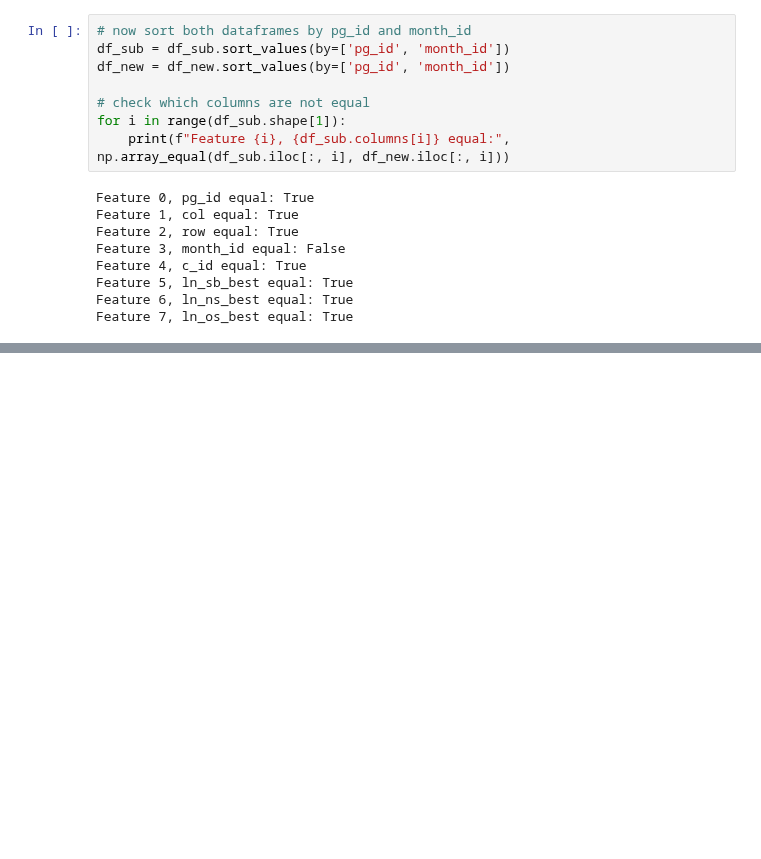
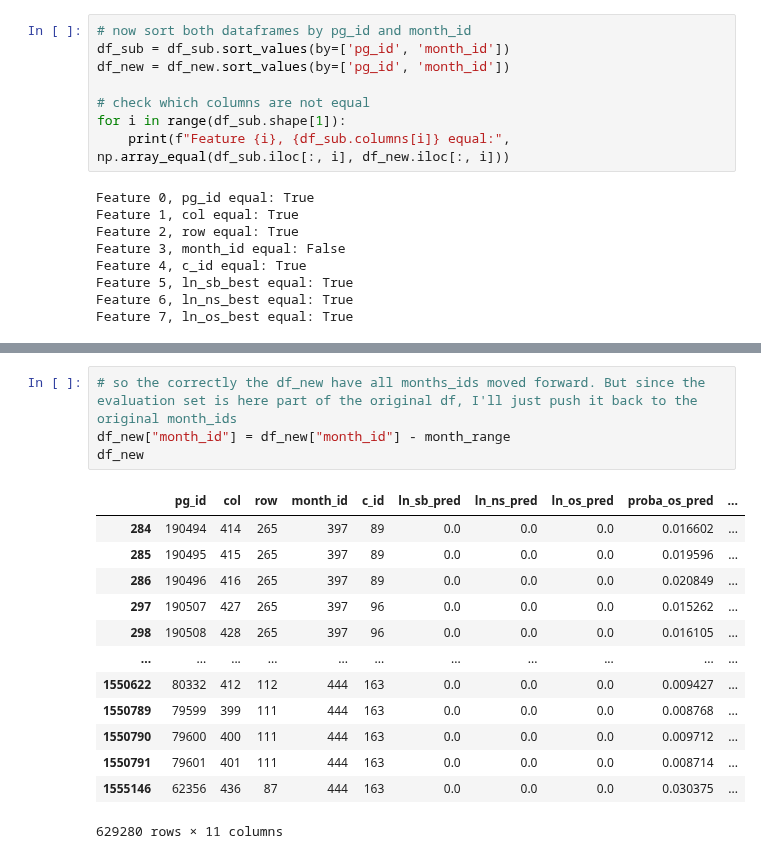
Before and after one commit to prio-data/views_pipeline, a Jupyter notebook: models/purple_alien/notebooks/test_to_prediction_store.ipynb, the cells around one changed output, grey strips where cells are left out. Drawn from its saved outputs; the diff is of its cells as text; blank space fills up the shorter version.

```diff
--- a/models/purple_alien/notebooks/test_to_prediction_store.ipynb
+++ b/models/purple_alien/notebooks/test_to_prediction_store.ipynb
@@ -550,0 +696,18 @@ Feature 7, ln_os_best equal: True
+# %%
+# so the correctly the df_new have all months_ids moved forward. But since the evaluation set is here part of the original df, I'll just push it back to the original month_ids
+df_new["month_id"] = df_new["month_id"] - month_range
+df_new
+# %% [output]
+|  | pg_id | col | row | month_id | c_id | ln_sb_pred | ln_ns_pred | ln_os_pred | proba_os_pred | ... |
+| 284 | 190494 | 414 | 265 | 397 | 89 | 0.0 | 0.0 | 0.0 | 0.016602 | ... |
+| 285 | 190495 | 415 | 265 | 397 | 89 | 0.0 | 0.0 | 0.0 | 0.019596 | ... |
+| 286 | 190496 | 416 | 265 | 397 | 89 | 0.0 | 0.0 | 0.0 | 0.020849 | ... |
+| 297 | 190507 | 427 | 265 | 397 | 96 | 0.0 | 0.0 | 0.0 | 0.015262 | ... |
+| 298 | 190508 | 428 | 265 | 397 | 96 | 0.0 | 0.0 | 0.0 | 0.016105 | ... |
+| ... | ... | ... | ... | ... | ... | ... | ... | ... | ... | ... |
+| 1550622 | 80332 | 412 | 112 | 444 | 163 | 0.0 | 0.0 | 0.0 | 0.009427 | ... |
+| 1550789 | 79599 | 399 | 111 | 444 | 163 | 0.0 | 0.0 | 0.0 | 0.008768 | ... |
+| 1550790 | 79600 | 400 | 111 | 444 | 163 | 0.0 | 0.0 | 0.0 | 0.009712 | ... |
+| 1550791 | 79601 | 401 | 111 | 444 | 163 | 0.0 | 0.0 | 0.0 | 0.008714 | ... |
+| 1555146 | 62356 | 436 | 87 | 444 | 163 | 0.0 | 0.0 | 0.0 | 0.030375 | ... |
+629280 rows × 11 columns
```
Also changed, not shown: parts of 17 cells of this notebook.
